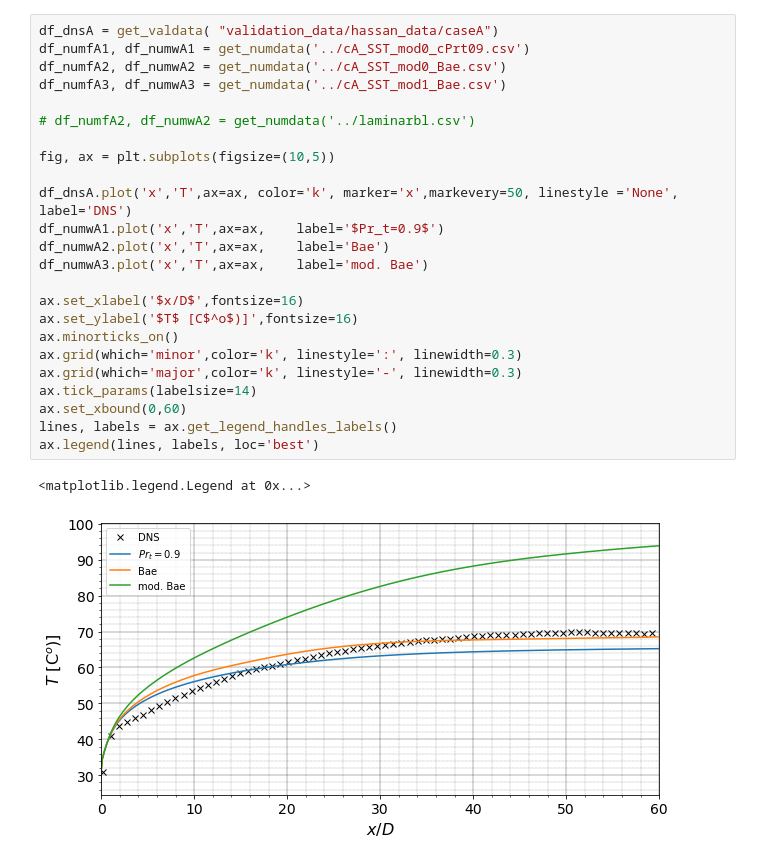
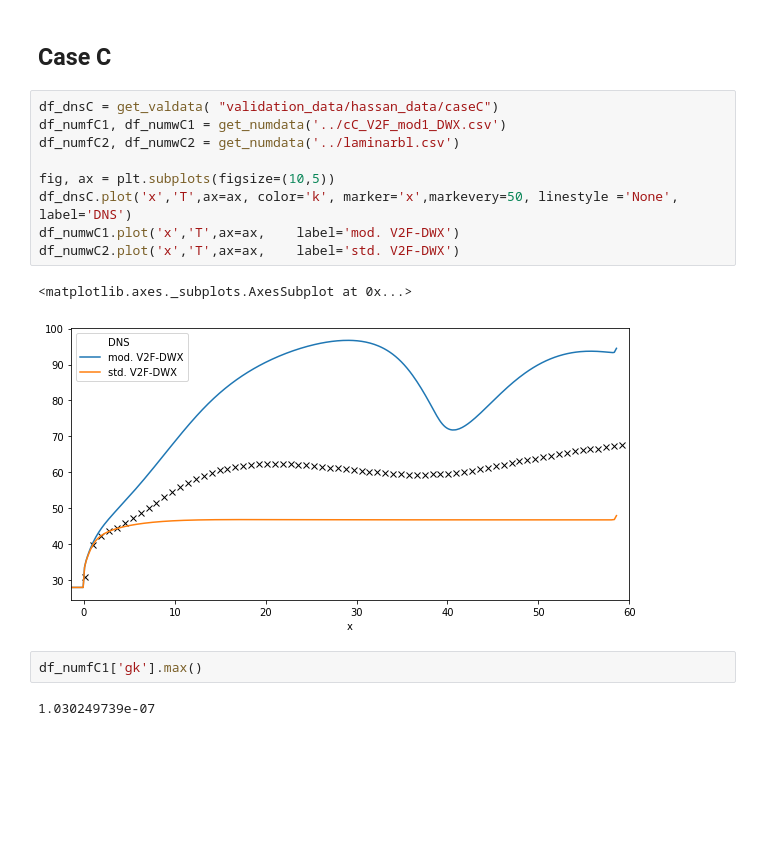
Before and after one commit to Fluid-Dynamics-Of-Energy-Systems-Team/RANS_pipe, a Jupyter notebook: notebooks/hassan_cases.ipynb, the cells around one changed output. Drawn from its saved outputs; the diff is of its cells as text; blank space fills up the shorter version.

```diff
--- a/notebooks/hassan_cases.ipynb
+++ b/notebooks/hassan_cases.ipynb
@@ -49,28 +107,19 @@ ax.set_xbound(0,30)
-# %%
-df_dnsA = get_valdata( "validation_data/hassan_data/caseA")
-df_numfA1, df_numwA1 = get_numdata('../cA_SST_mod0_cPrt09.csv')
-df_numfA2, df_numwA2 = get_numdata('../cA_SST_mod0_Bae.csv')
-df_numfA3, df_numwA3 = get_numdata('../cA_SST_mod1_Bae.csv')
-
-# df_numfA2, df_numwA2 = get_numdata('../laminarbl.csv')
-
-fig, ax = plt.subplots(figsize=(10,5))
-
-df_dnsA.plot('x','T',ax=ax, color='k', marker='x',markevery=50, linestyle ='None', label='DNS')
-df_numwA1.plot('x','T',ax=ax,    label='$Pr_t=0.9$')
-df_numwA2.plot('x','T',ax=ax,    label='Bae')
-df_numwA3.plot('x','T',ax=ax,    label='mod. Bae')
-
-ax.set_xlabel('$x/D$',fontsize=16)
-ax.set_ylabel('$T$ [C$^o$)]',fontsize=16)
-ax.minorticks_on()
-ax.grid(which='minor',color='k', linestyle=':', linewidth=0.3)
-ax.grid(which='major',color='k', linestyle='-', linewidth=0.3)
-ax.tick_params(labelsize=14)
-ax.set_xbound(0,60)
-lines, labels = ax.get_legend_handles_labels()
-ax.legend(lines, labels, loc='best')
-# %% [output]
-<matplotlib.legend.Legend at 0x...>
-[figure, removed]
+# %% [markdown]
+## Case C
+# %%
+df_dnsC = get_valdata( "validation_data/hassan_data/caseC")
+df_numfC1, df_numwC1 = get_numdata('../cC_V2F_mod1_DWX.csv')
+df_numfC2, df_numwC2 = get_numdata('../laminarbl.csv')
+
+fig, ax = plt.subplots(figsize=(10,5))
+df_dnsC.plot('x','T',ax=ax, color='k', marker='x',markevery=50, linestyle ='None', label='DNS')
+df_numwC1.plot('x','T',ax=ax,    label='mod. V2F-DWX')
+df_numwC2.plot('x','T',ax=ax,    label='std. V2F-DWX')
+# %% [output]
+<matplotlib.axes._subplots.AxesSubplot at 0x...>
+[figure, added]
+# %%
+df_numfC1['gk'].max()
+# %% [output]
+1.030249739e-07
 # %%
```
Also changed, not shown: parts of 13 cells of this notebook, 59 other files.
